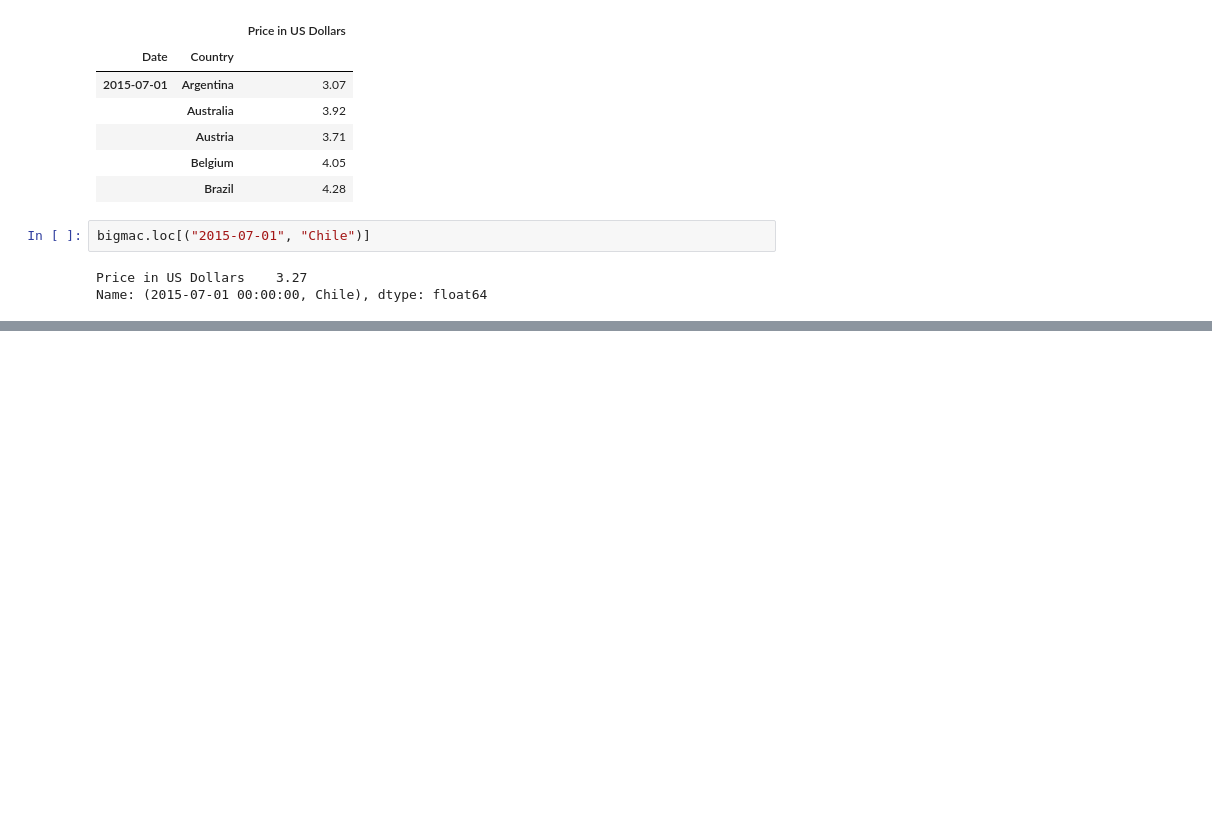
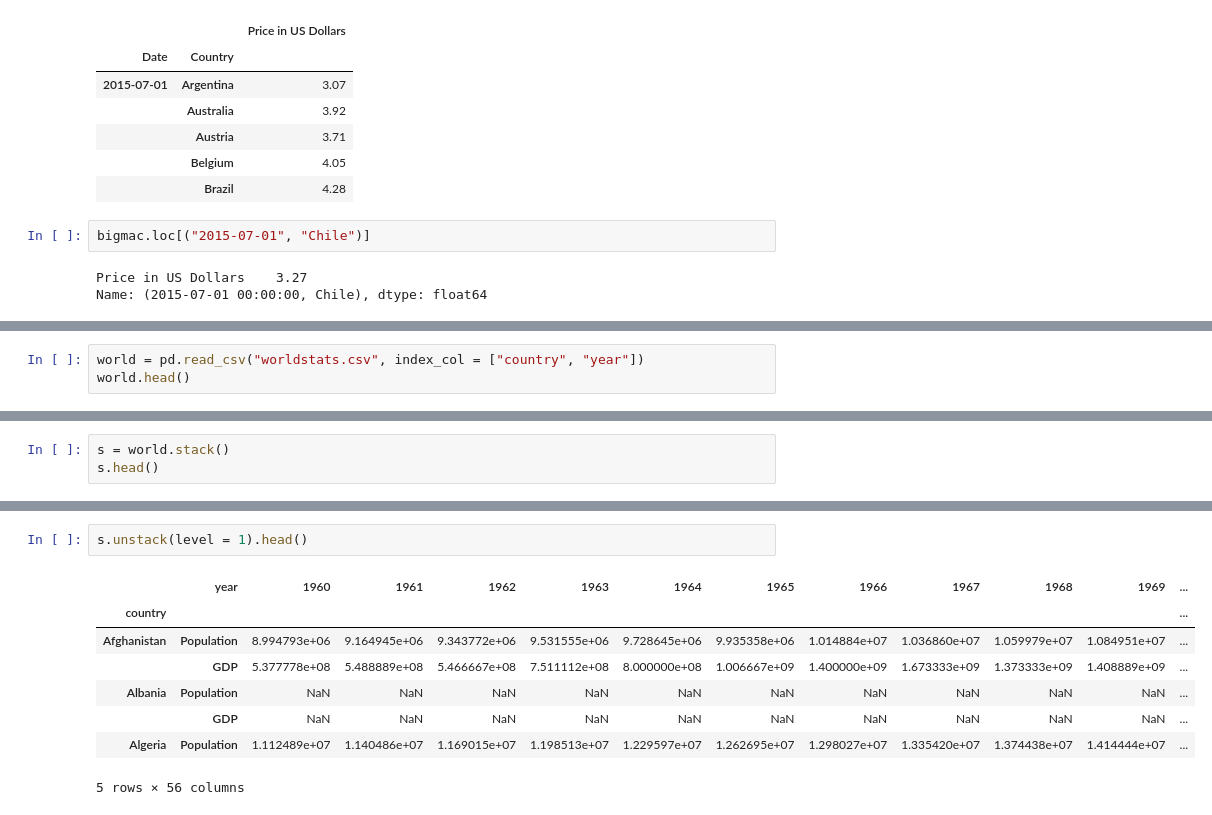
Before and after one commit to YoheiKo/DA_with_pandas_udemy, a Jupyter notebook: MultiIndex.ipynb, the cells around one changed output, grey strips where cells are left out. Saved outputs shown, nothing was run; the diff lists cells and outputs as text; blank space fills up the shorter version.

```diff
--- a/MultiIndex.ipynb
+++ b/MultiIndex.ipynb
@@ -384,0 +630,3 @@ Name: Price in US Dollars, dtype: float64
+# %%
+world = pd.read_csv("worldstats.csv", index_col = ["country", "year"])
+world.head()
@@ -384,0 +641,3 @@ Name: Price in US Dollars, dtype: float64
+# %%
+s = world.stack()
+s.head()
@@ -384,0 +674,11 @@ Name: Price in US Dollars, dtype: float64
+# %%
+s.unstack(level = 1).head()
+# %% [output]
+|  | year | 1960 | 1961 | 1962 | 1963 | 1964 | 1965 | 1966 | 1967 | 1968 | 1969 | ... |
+| country |  |  |  |  |  |  |  |  |  |  |  | ... |
+| Afghanistan | Population | 8.994793e+06 | 9.164945e+06 | 9.343772e+06 | 9.531555e+06 | 9.728645e+06 | 9.935358e+06 | 1.014884e+07 | 1.036860e+07 | 1.059979e+07 | 1.084951e+07 | ... |
+|  | GDP | 5.377778e+08 | 5.488889e+08 | 5.466667e+08 | 7.511112e+08 | 8.000000e+08 | 1.006667e+09 | 1.400000e+09 | 1.673333e+09 | 1.373333e+09 | 1.408889e+09 | ... |
+| Albania | Population | NaN | NaN | NaN | NaN | NaN | NaN | NaN | NaN | NaN | NaN | ... |
+|  | GDP | NaN | NaN | NaN | NaN | NaN | NaN | NaN | NaN | NaN | NaN | ... |
+| Algeria | Population | 1.112489e+07 | 1.140486e+07 | 1.169015e+07 | 1.198513e+07 | 1.229597e+07 | 1.262695e+07 | 1.298027e+07 | 1.335420e+07 | 1.374438e+07 | 1.414444e+07 | ... |
+5 rows × 56 columns
```
Also changed, not shown: parts of 37 cells of this notebook.
